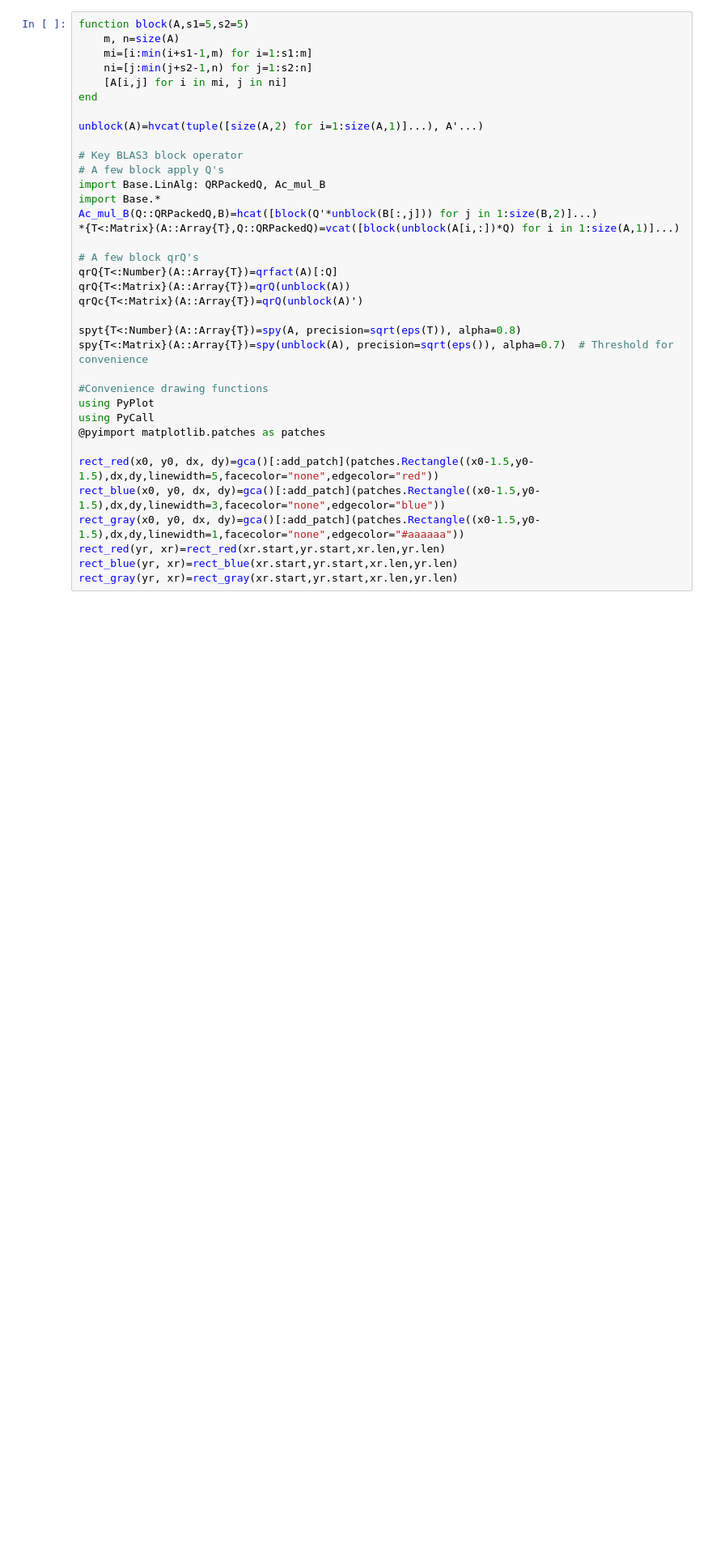
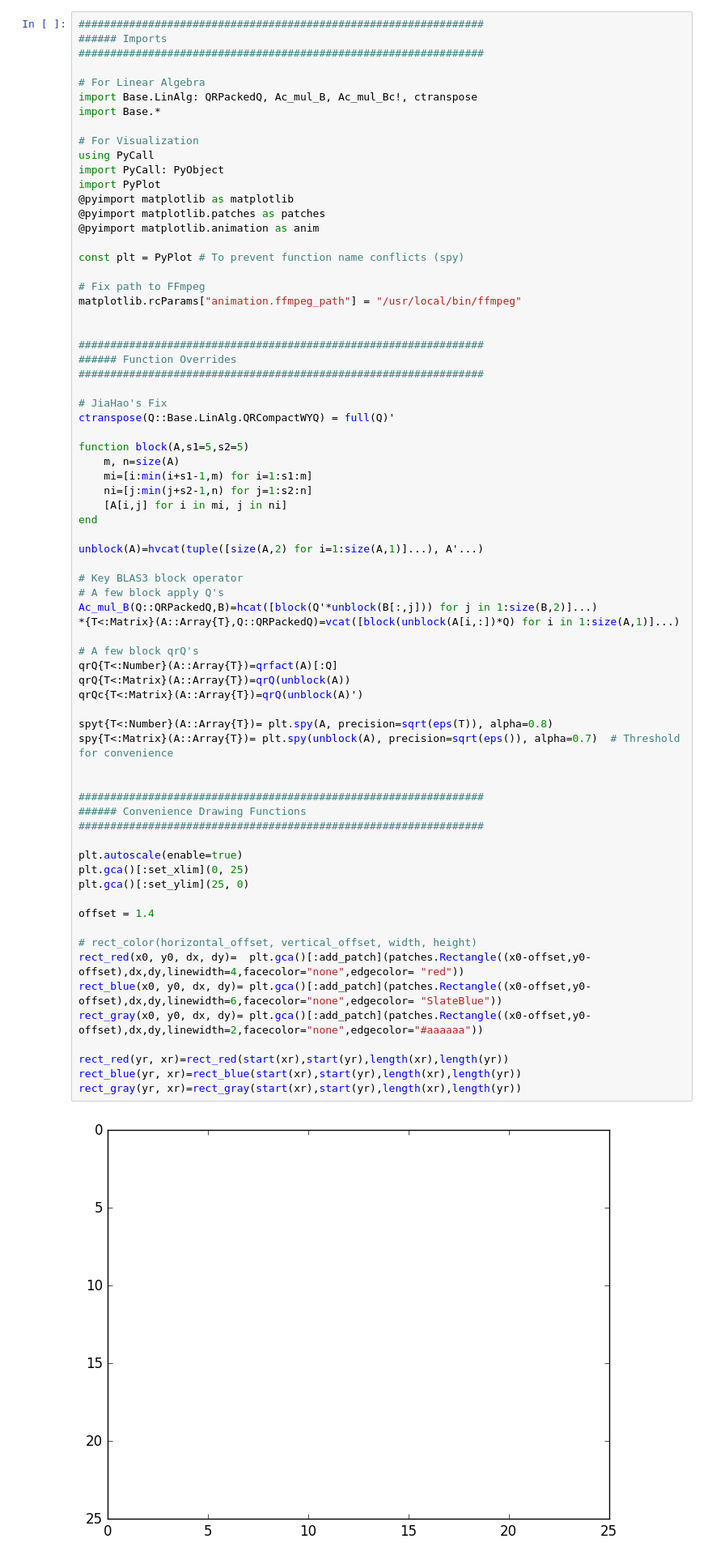
Before and after one commit to jiahao/ijulia-notebooks-assorted, a Jupyter notebook: BlockSVD.ipynb, the cells around one changed output. Shown at 81% size. Saved outputs shown, nothing was run; the diff lists cells and outputs as text; blank space fills up the shorter version.

```diff
--- a/BlockSVD.ipynb
+++ b/BlockSVD.ipynb
@@ -3,39 +3,75 @@ This notebook contains an implementation of the block SVD algorithm described in
 # %% [markdown]
 ## Block and Unblock Arrays
 # %%
+################################################################
+###### Imports
+################################################################
+
+# For Linear Algebra
+import Base.LinAlg: QRPackedQ, Ac_mul_B, Ac_mul_Bc!, ctranspose
+import Base.*
+
+# For Visualization
+using PyCall
+import PyCall: PyObject
+import PyPlot
+@pyimport matplotlib as matplotlib
+@pyimport matplotlib.patches as patches
+@pyimport matplotlib.animation as anim
+
+const plt = PyPlot # To prevent function name conflicts (spy)
+
+# Fix path to FFmpeg
+matplotlib.rcParams["animation.ffmpeg_path"] = "/usr/local/bin/ffmpeg"
+
+
+################################################################
+###### Function Overrides
+################################################################
+
+# JiaHao's Fix
+ctranspose(Q::Base.LinAlg.QRCompactWYQ) = full(Q)'
+
 function block(A,s1=5,s2=5)
     m, n=size(A)
     mi=[i:min(i+s1-1,m) for i=1:s1:m]
     ni=[j:min(j+s2-1,n) for j=1:s2:n]
     [A[i,j] for i in mi, j in ni]
 end
 
 unblock(A)=hvcat(tuple([size(A,2) for i=1:size(A,1)]...), A'...)
 
 # Key BLAS3 block operator
 # A few block apply Q's
-import Base.LinAlg: QRPackedQ, Ac_mul_B
-import Base.*
 Ac_mul_B(Q::QRPackedQ,B)=hcat([block(Q'*unblock(B[:,j])) for j in 1:size(B,2)]...)
 *{T<:Matrix}(A::Array{T},Q::QRPackedQ)=vcat([block(unblock(A[i,:])*Q) for i in 1:size(A,1)]...)
 
 # A few block qrQ's
 qrQ{T<:Number}(A::Array{T})=qrfact(A)[:Q]
 qrQ{T<:Matrix}(A::Array{T})=qrQ(unblock(A))
 qrQc{T<:Matrix}(A::Array{T})=qrQ(unblock(A)')
 
-spyt{T<:Number}(A::Array{T})=spy(A, precision=sqrt(eps(T)), alpha=0.8)
-spy{T<:Matrix}(A::Array{T})=spy(unblock(A), precision=sqrt(eps()), alpha=0.7)  # Threshold for convenience
+spyt{T<:Number}(A::Array{T})= plt.spy(A, precision=sqrt(eps(T)), alpha=0.8)
+spy{T<:Matrix}(A::Array{T})= plt.spy(unblock(A), precision=sqrt(eps()), alpha=0.7)  # Threshold for convenience
 
-#Convenience drawing functions
-using PyPlot
-using PyCall
-@pyimport matplotlib.patches as patches
 
-rect_red(x0, y0, dx, dy)=gca()[:add_patch](patches.Rectangle((x0-1.5,y0-1.5),dx,dy,linewidth=5,facecolor="none",edgecolor="red"))
-rect_blue(x0, y0, dx, dy)=gca()[:add_patch](patches.Rectangle((x0-1.5,y0-1.5),dx,dy,linewidth=3,facecolor="none",edgecolor="blue"))
-rect_gray(x0, y0, dx, dy)=gca()[:add_patch](patches.Rectangle((x0-1.5,y0-1.5),dx,dy,linewidth=1,facecolor="none",edgecolor="#aaaaaa"))
-rect_red(yr, xr)=rect_red(xr.start,yr.start,xr.len,yr.len)
-rect_blue(yr, xr)=rect_blue(xr.start,yr.start,xr.len,yr.len)
-rect_gray(yr, xr)=rect_gray(xr.start,yr.start,xr.len,yr.len)
+################################################################
+###### Convenience Drawing Functions
+################################################################
+
+plt.autoscale(enable=true)
+plt.gca()[:set_xlim](0, 25)
+plt.gca()[:set_ylim](25, 0)
+
+offset = 1.4
+
+# rect_color(horizontal_offset, vertical_offset, width, height)
+rect_red(x0, y0, dx, dy)=  plt.gca()[:add_patch](patches.Rectangle((x0-offset,y0-offset),dx,dy,linewidth=4,facecolor="none",edgecolor= "red"))
+rect_blue(x0, y0, dx, dy)= plt.gca()[:add_patch](patches.Rectangle((x0-offset,y0-offset),dx,dy,linewidth=6,facecolor="none",edgecolor= "SlateBlue"))
+rect_gray(x0, y0, dx, dy)= plt.gca()[:add_patch](patches.Rectangle((x0-offset,y0-offset),dx,dy,linewidth=2,facecolor="none",edgecolor="#aaaaaa"))
+
+rect_red(yr, xr)=rect_red(start(xr),start(yr),length(xr),length(yr))
+rect_blue(yr, xr)=rect_blue(start(xr),start(yr),length(xr),length(yr))
+rect_gray(yr, xr)=rect_gray(start(xr),start(yr),length(xr),length(yr))
 # %% [output]
+[figure, added]
```
Also changed, not shown: parts of 16 cells of this notebook.
